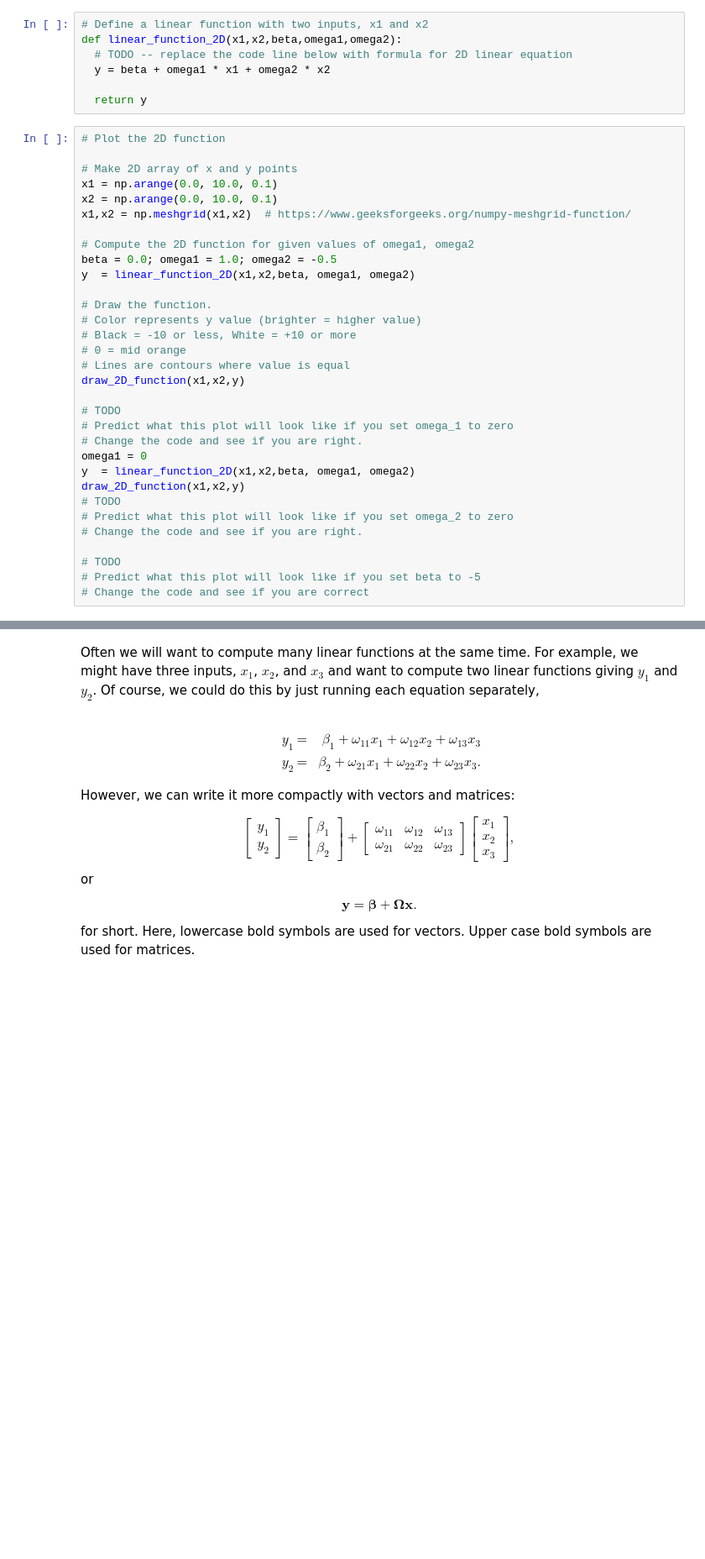
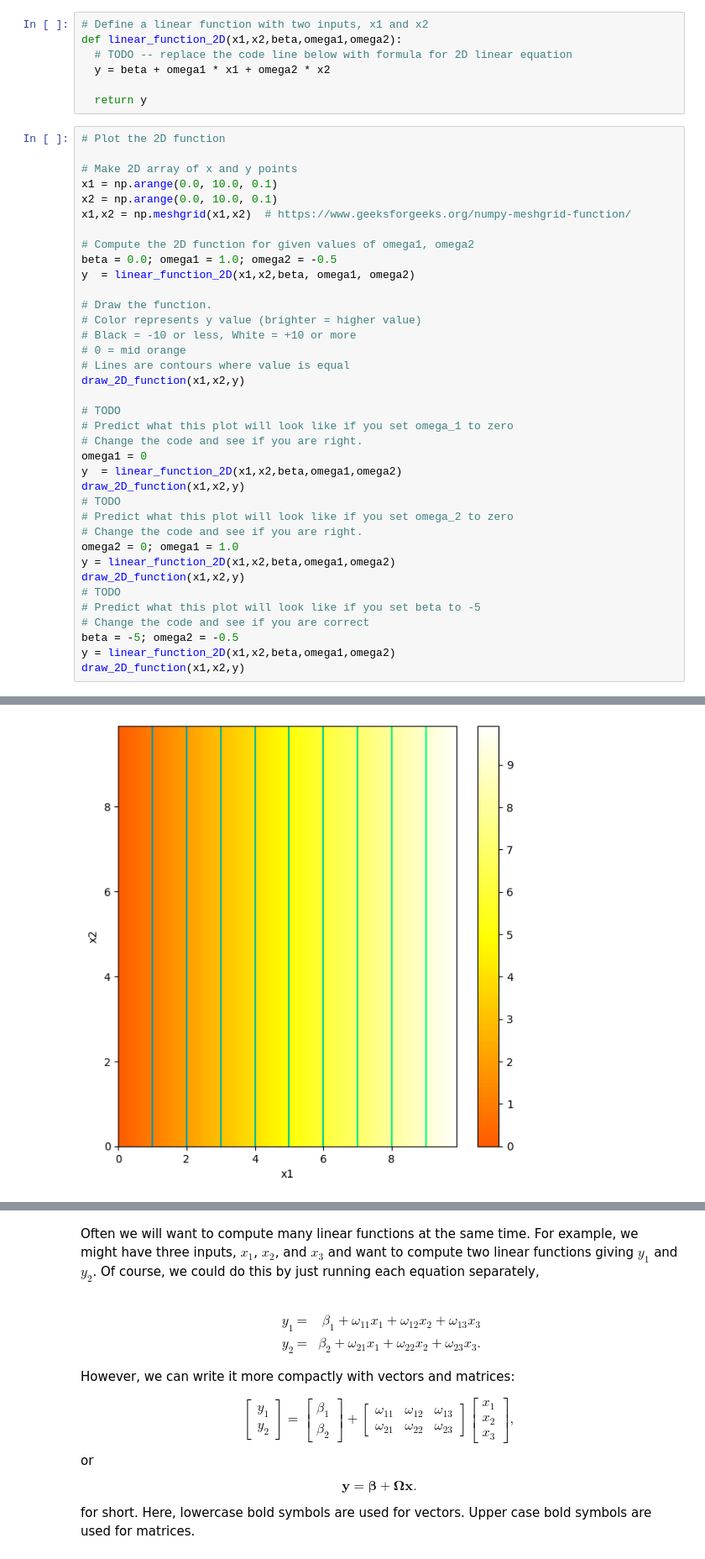
Before and after one commit to sdchem0071/udlbookpractice, a Jupyter notebook: Notebooks/Chap01/1_1_BackgroundMathematics.ipynb, the cells around one changed output, grey strips where cells are left out. Shown at 84% size. Cells and saved outputs as stored; diff of their text form; blank space fills up the shorter version.

```diff
--- a/Notebooks/Chap01/1_1_BackgroundMathematics.ipynb
+++ b/Notebooks/Chap01/1_1_BackgroundMathematics.ipynb
@@ -78,32 +78,38 @@ def linear_function_2D(x1,x2,beta,omega1,omega2):
 # Make 2D array of x and y points
 x1 = np.arange(0.0, 10.0, 0.1)
 x2 = np.arange(0.0, 10.0, 0.1)
 x1,x2 = np.meshgrid(x1,x2)  # https://www.geeksforgeeks.org/numpy-meshgrid-function/
 
 # Compute the 2D function for given values of omega1, omega2
 beta = 0.0; omega1 = 1.0; omega2 = -0.5
 y  = linear_function_2D(x1,x2,beta, omega1, omega2)
 
 # Draw the function.
 # Color represents y value (brighter = higher value)
 # Black = -10 or less, White = +10 or more
 # 0 = mid orange
 # Lines are contours where value is equal
 draw_2D_function(x1,x2,y)
 
 # TODO
 # Predict what this plot will look like if you set omega_1 to zero
 # Change the code and see if you are right.
 omega1 = 0
-y  = linear_function_2D(x1,x2,beta, omega1, omega2)
+y  = linear_function_2D(x1,x2,beta,omega1,omega2)
 draw_2D_function(x1,x2,y)
 # TODO
 # Predict what this plot will look like if you set omega_2 to zero
 # Change the code and see if you are right.
-
+omega2 = 0; omega1 = 1.0
+y = linear_function_2D(x1,x2,beta,omega1,omega2)
+draw_2D_function(x1,x2,y)
 # TODO
 # Predict what this plot will look like if you set beta to -5
 # Change the code and see if you are correct
+beta = -5; omega2 = -0.5
+y = linear_function_2D(x1,x2,beta,omega1,omega2)
+draw_2D_function(x1,x2,y)
 # %% [output]
 [figure]
 [figure]
+[figure, added]
```
Also changed, not shown: parts of 2 cells of this notebook.
